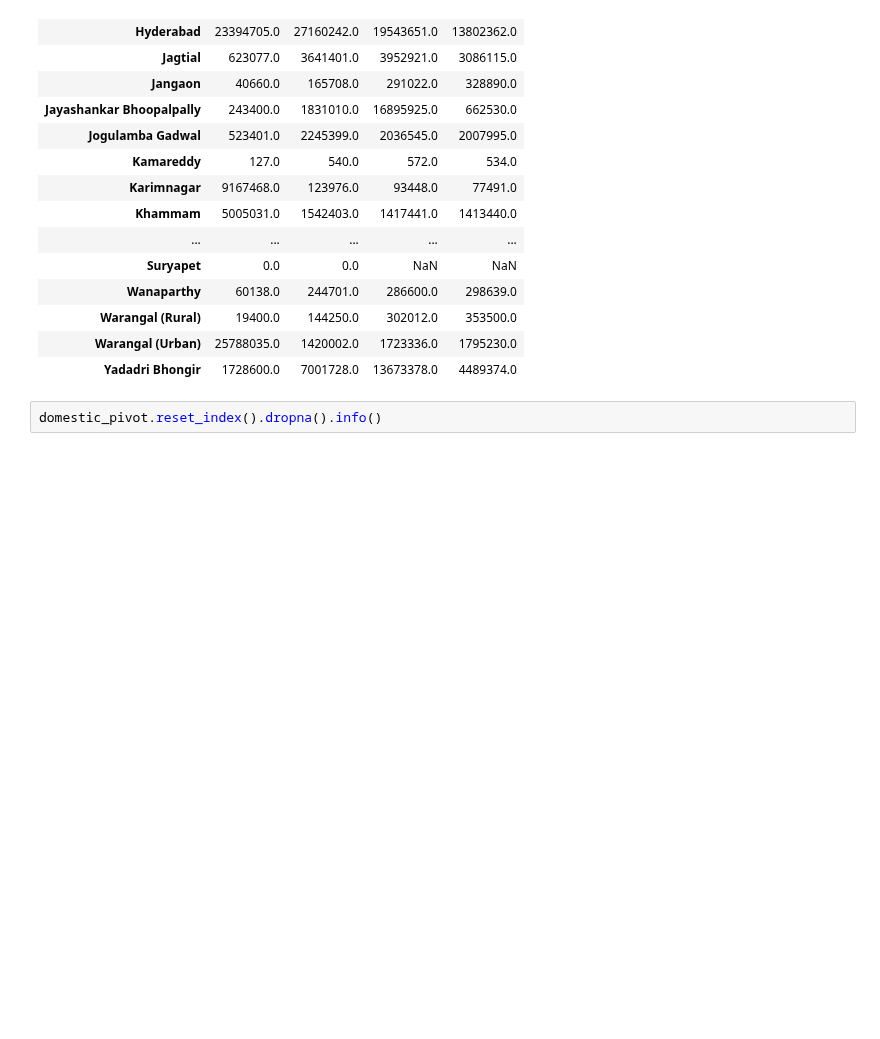
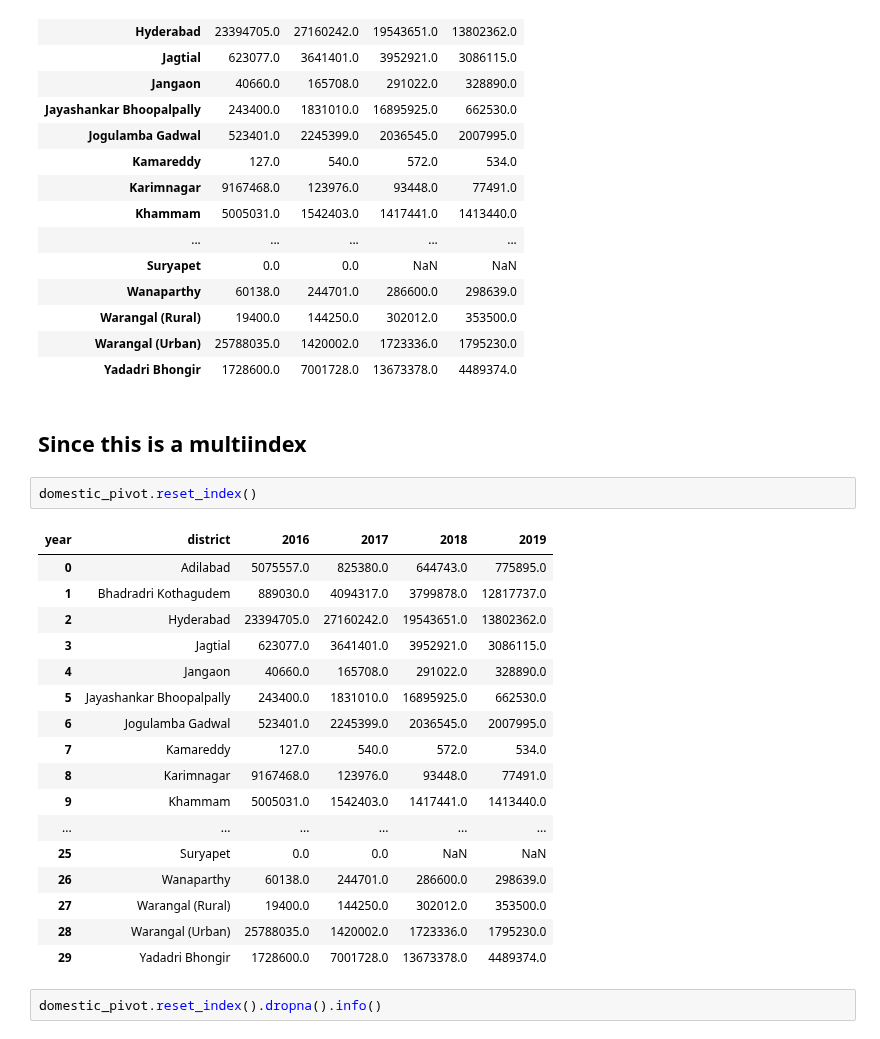
Before and after one commit to sourabhms66/Tourism_Revenue, a Jupyter notebook: codes.ipynb, the cells around one changed output. Cells and saved outputs as stored; diff of their text form; blank space fills up the shorter version.

```diff
--- a/codes.ipynb
+++ b/codes.ipynb
@@ -308,6 +308,28 @@ domestic_pivot
 | Warangal (Rural) | 19400.0 | 144250.0 | 302012.0 | 353500.0 |
 | Warangal (Urban) | 25788035.0 | 1420002.0 | 1723336.0 | 1795230.0 |
 | Yadadri Bhongir | 1728600.0 | 7001728.0 | 13673378.0 | 4489374.0 |
+# %% [markdown]
+## Since this is a multiindex
+# %%
+domestic_pivot.reset_index()
+# %% [output]
+| year | district | 2016 | 2017 | 2018 | 2019 |
+| 0 | Adilabad | 5075557.0 | 825380.0 | 644743.0 | 775895.0 |
+| 1 | Bhadradri Kothagudem | 889030.0 | 4094317.0 | 3799878.0 | 12817737.0 |
+| 2 | Hyderabad | 23394705.0 | 27160242.0 | 19543651.0 | 13802362.0 |
+| 3 | Jagtial | 623077.0 | 3641401.0 | 3952921.0 | 3086115.0 |
+| 4 | Jangaon | 40660.0 | 165708.0 | 291022.0 | 328890.0 |
+| 5 | Jayashankar Bhoopalpally | 243400.0 | 1831010.0 | 16895925.0 | 662530.0 |
+| 6 | Jogulamba Gadwal | 523401.0 | 2245399.0 | 2036545.0 | 2007995.0 |
+| 7 | Kamareddy | 127.0 | 540.0 | 572.0 | 534.0 |
+| 8 | Karimnagar | 9167468.0 | 123976.0 | 93448.0 | 77491.0 |
+| 9 | Khammam | 5005031.0 | 1542403.0 | 1417441.0 | 1413440.0 |
+| ... | ... | ... | ... | ... | ... |
+| 25 | Suryapet | 0.0 | 0.0 | NaN | NaN |
+| 26 | Wanaparthy | 60138.0 | 244701.0 | 286600.0 | 298639.0 |
+| 27 | Warangal (Rural) | 19400.0 | 144250.0 | 302012.0 | 353500.0 |
+| 28 | Warangal (Urban) | 25788035.0 | 1420002.0 | 1723336.0 | 1795230.0 |
+| 29 | Yadadri Bhongir | 1728600.0 | 7001728.0 | 13673378.0 | 4489374.0 |
 # %%
 domestic_pivot.reset_index().dropna().info()
 # %% [output]
```
